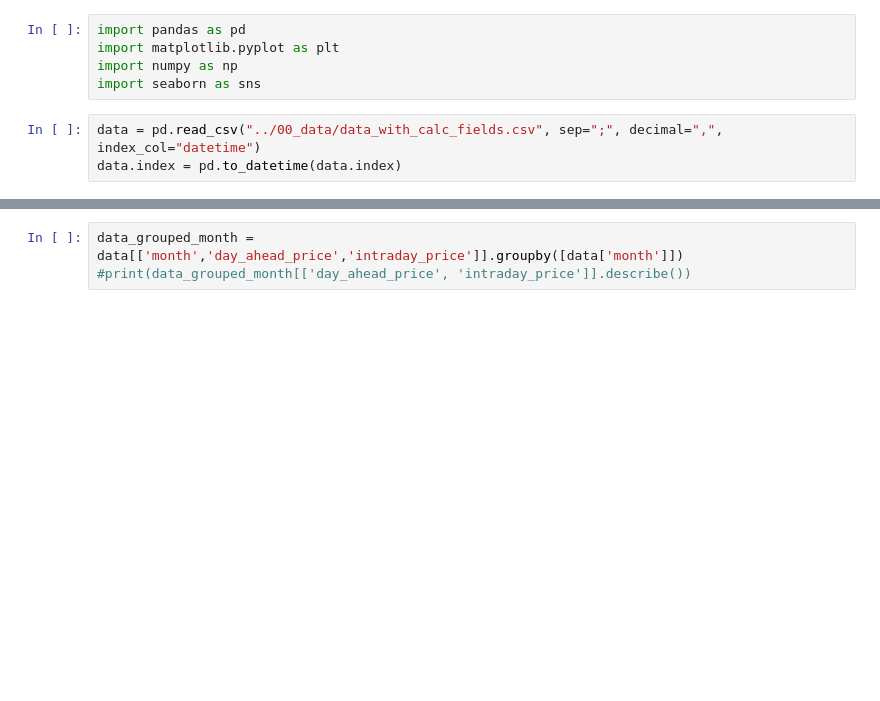
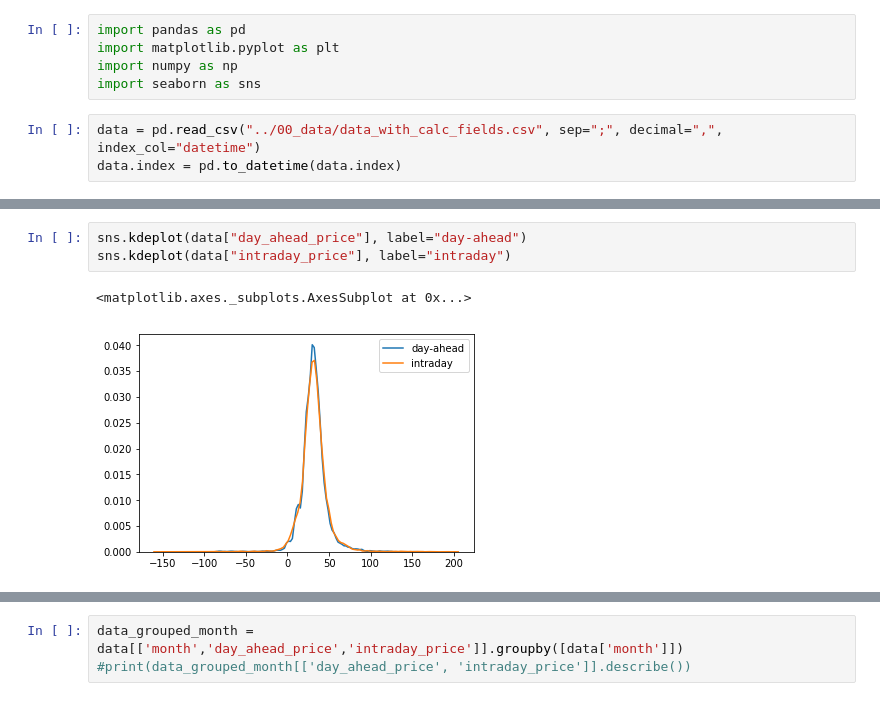
Before and after one commit to mauricepohl/pandas, a Jupyter notebook: 03_modeling/Distribution of prices.ipynb, the cells around one changed output, grey strips where cells are left out. Cells and saved outputs as stored; diff of their text form; blank space fills up the shorter version.

```diff
--- a/03_modeling/Distribution of prices.ipynb
+++ b/03_modeling/Distribution of prices.ipynb
@@ -8,0 +21,6 @@ data.index = pd.to_datetime(data.index)
+# %%
+sns.kdeplot(data["day_ahead_price"], label="day-ahead")
+sns.kdeplot(data["intraday_price"], label="intraday")
+# %% [output]
+<matplotlib.axes._subplots.AxesSubplot at 0x...>
+[figure, added]
```
Also changed, not shown: parts of 15 cells of this notebook.
